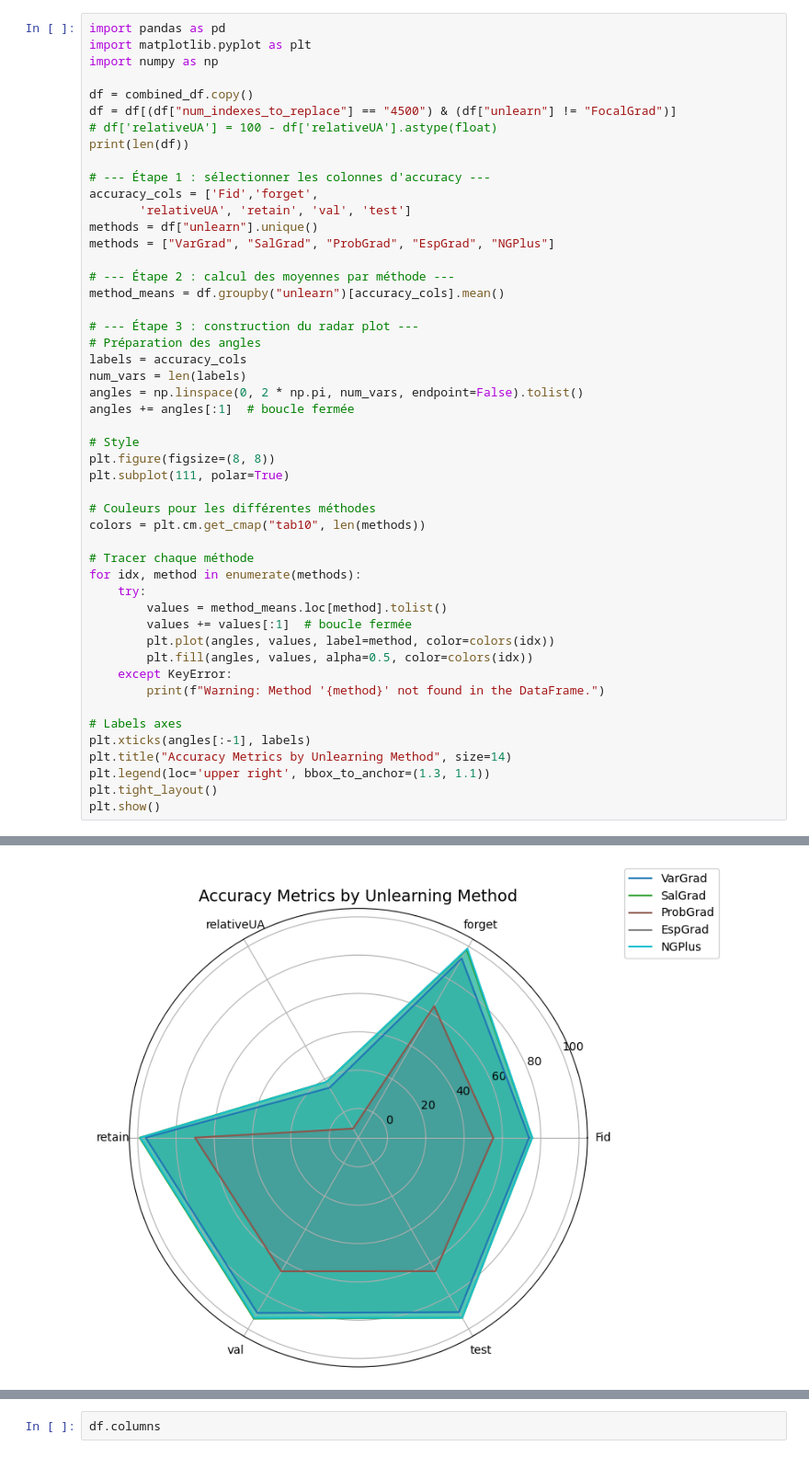
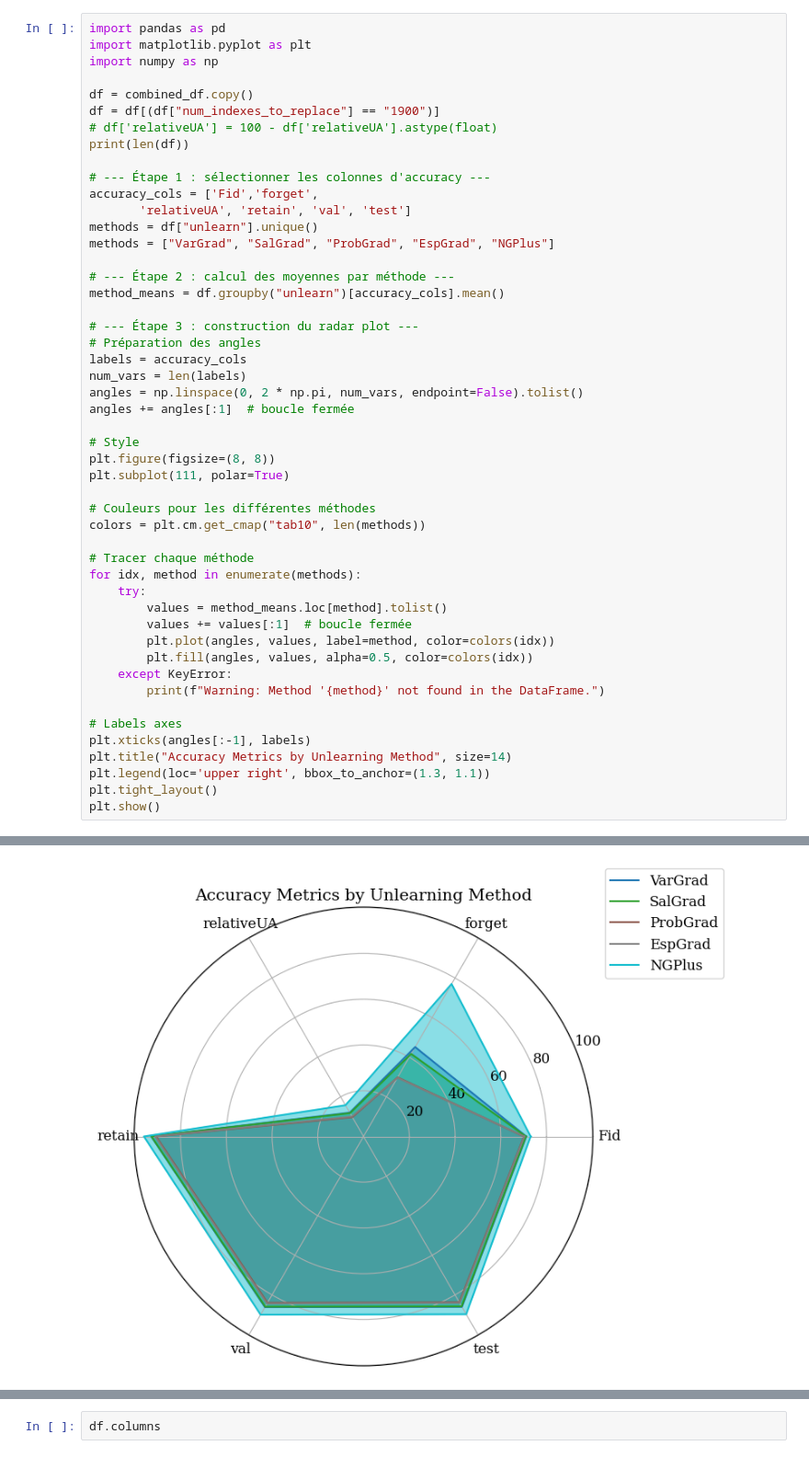
Before and after one commit to owl1996/UnlearningFocusVector, a Jupyter notebook: parse_results copy.ipynb, the cells around one changed output, grey strips where cells are left out. Shown at 92% size. Drawn from its saved outputs; the diff is of its cells as text.

```diff
--- a/parse_results copy.ipynb
+++ b/parse_results copy.ipynb
@@ -100,7 +100,7 @@ import matplotlib.pyplot as plt
 import numpy as np
 
 df = combined_df.copy()
-df = df[(df["num_indexes_to_replace"] == "4500") & (df["unlearn"] != "FocalGrad")]
+df = df[(df["num_indexes_to_replace"] == "1900")]
 # df['relativeUA'] = 100 - df['relativeUA'].astype(float)
 print(len(df))
 
@@ -148 +148 @@ plt.show()
-[figure, old version]
+[figure, new version]
```
Also changed, not shown: parts of 8 cells of this notebook, 16 other files.
